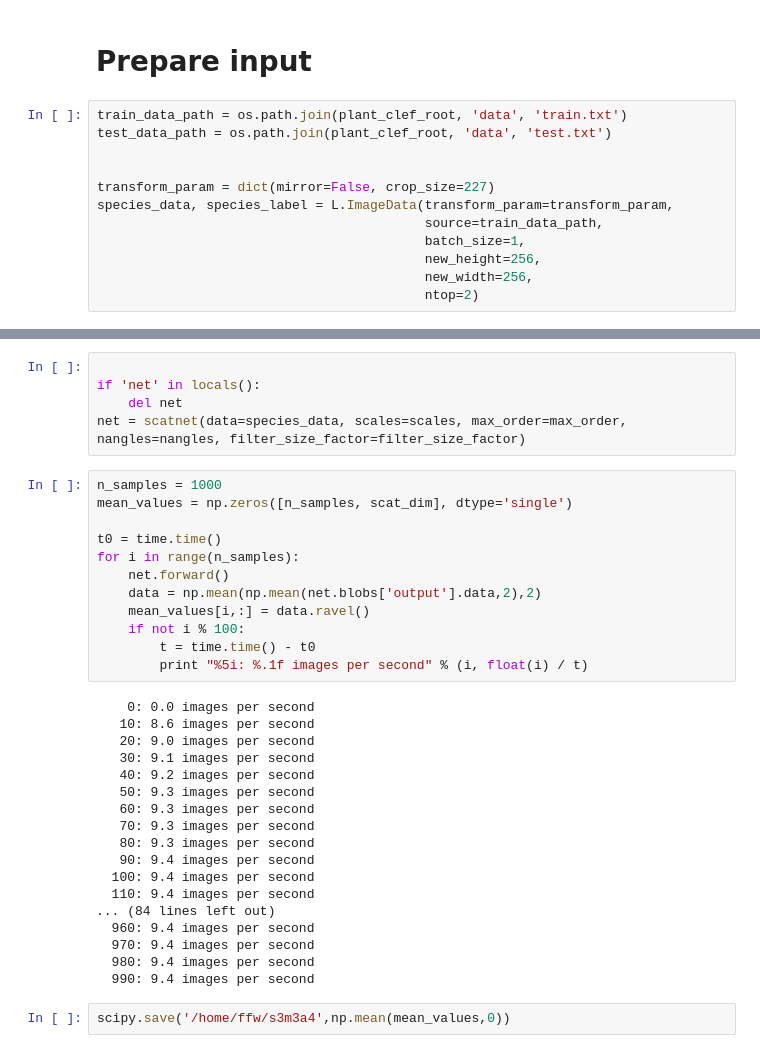
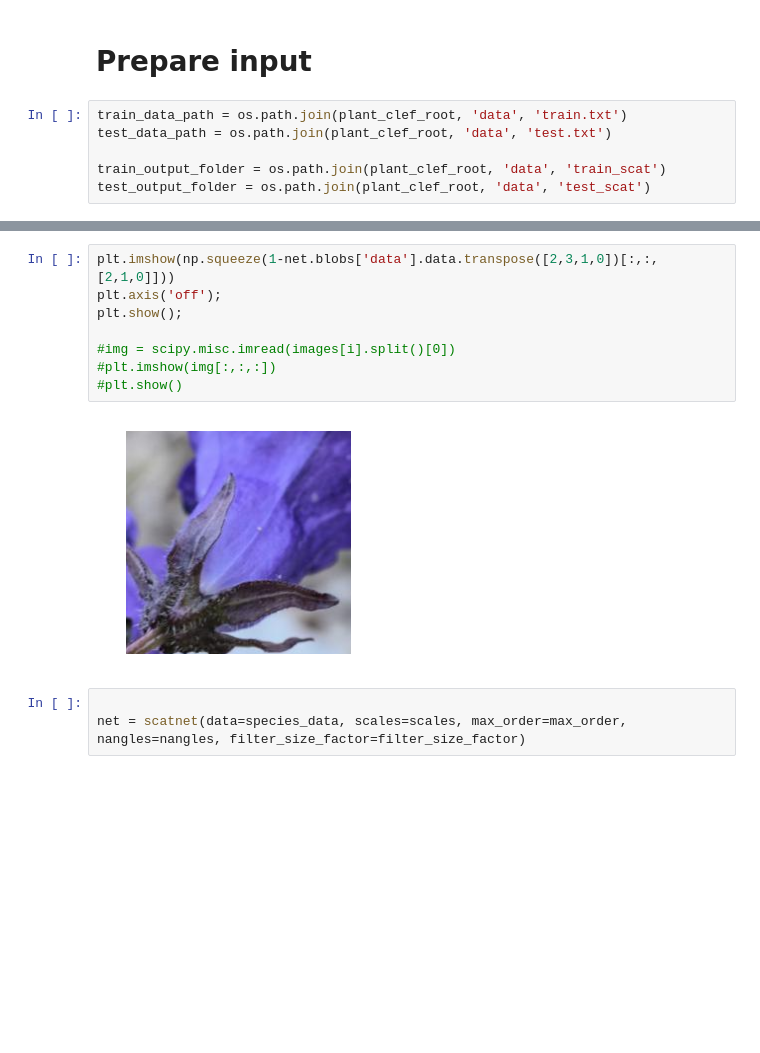
Before and after one commit to ladsmund/plantclef, a Jupyter notebook: notebooks/GPU_ScatNet.ipynb, the cells around one changed output, grey strips where cells are left out. Cells and saved outputs as stored; diff of their text form; blank space fills up the shorter version.

```diff
--- a/notebooks/GPU_ScatNet.ipynb
+++ b/notebooks/GPU_ScatNet.ipynb
@@ -152,11 +235,5 @@ show_output(net)
 train_data_path = os.path.join(plant_clef_root, 'data', 'train.txt')
 test_data_path = os.path.join(plant_clef_root, 'data', 'test.txt')
 
-
-transform_param = dict(mirror=False, crop_size=227)
-species_data, species_label = L.ImageData(transform_param=transform_param,
-                                          source=train_data_path,
-                                          batch_size=1,
-                                          new_height=256,
-                                          new_width=256,
-                                          ntop=2)
+train_output_folder = os.path.join(plant_clef_root, 'data', 'train_scat')
+test_output_folder = os.path.join(plant_clef_root, 'data', 'test_scat')
@@ -163,37 +313,13 @@ species_data, species_label = L.ImageData(transform_param=transform_param,
+# %%
+plt.imshow(np.squeeze(1-net.blobs['data'].data.transpose([2,3,1,0])[:,:,[2,1,0]]))
+plt.axis('off');
+plt.show();
+
+#img = scipy.misc.imread(images[i].split()[0])
+#plt.imshow(img[:,:,:])
+#plt.show()
+# %% [output]
+[figure, added]
 # %%
 
-if 'net' in locals():
-    del net
 net = scatnet(data=species_data, scales=scales, max_order=max_order, nangles=nangles, filter_size_factor=filter_size_factor)
-# %%
-n_samples = 1000
-mean_values = np.zeros([n_samples, scat_dim], dtype='single')
-
-t0 = time.time()
-for i in range(n_samples):
-    net.forward()
-    data = np.mean(np.mean(net.blobs['output'].data,2),2)
-    mean_values[i,:] = data.ravel()
-    if not i % 100:
-        t = time.time() - t0
-        print "%5i: %.1f images per second" % (i, float(i) / t)
-# %% [output]
-    0: 0.0 images per second
-   10: 8.6 images per second
-   20: 9.0 images per second
-   30: 9.1 images per second
-   40: 9.2 images per second
-   50: 9.3 images per second
-   60: 9.3 images per second
-   70: 9.3 images per second
-   80: 9.3 images per second
-   90: 9.4 images per second
-  100: 9.4 images per second
-  110: 9.4 images per second
-... (84 lines left out)
-  960: 9.4 images per second
-  970: 9.4 images per second
-  980: 9.4 images per second
-  990: 9.4 images per second
-# %%
-scipy.save('/home/ffw/s3m3a4',np.mean(mean_values,0))
```
Also changed, not shown: parts of 30 cells of this notebook, 6 other files.
